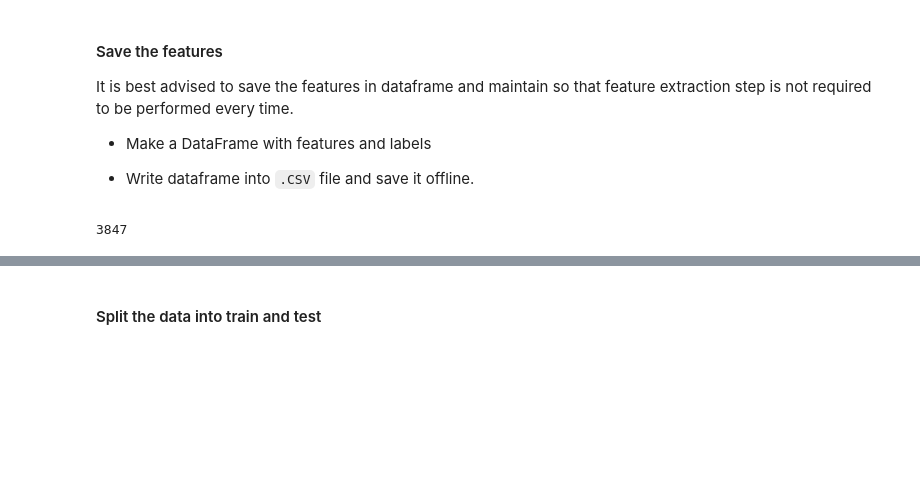
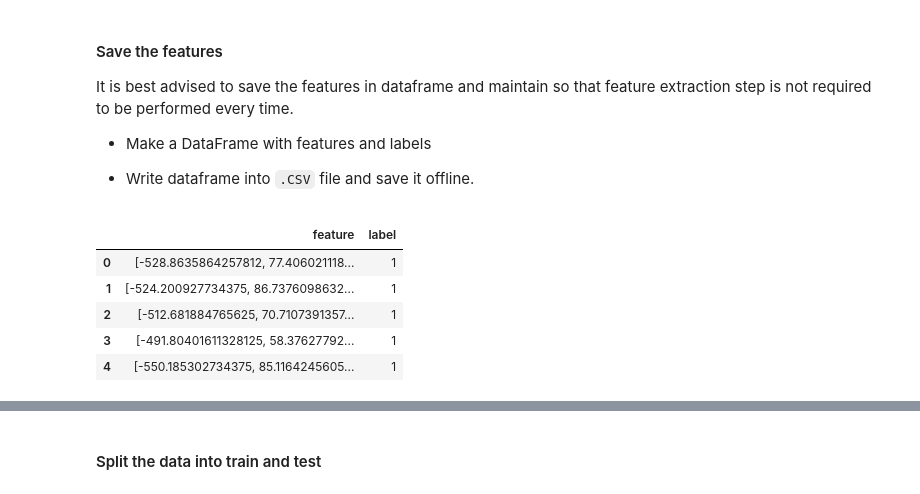
Before and after one commit to vchandraiitk/datascience, a Jupyter notebook: Vikas_M3_NB_MiniProject_3_Emotion_Classification_from_Speech.ipynb, the cells around one changed output, grey strips where cells are left out. Drawn from its saved outputs; the diff is of its cells as text; code cells hidden in the pictures; blank space fills up the shorter version.

```diff
--- a/Vikas_M3_NB_MiniProject_3_Emotion_Classification_from_Speech.ipynb
+++ b/Vikas_M3_NB_MiniProject_3_Emotion_Classification_from_Speech.ipynb
@@ -393,4 +395,9 @@ df_combined.to_csv('df_combined.csv', index=False, sep=',')
-# %%
-len(df_combined)
-# %% [output]
-3847
+# %%
+df_combined.head()
+# %% [output]
+|  | feature | label |
+| 0 | [-528.8635864257812, 77.406021118... | 1 |
+| 1 | [-524.200927734375, 86.7376098632... | 1 |
+| 2 | [-512.681884765625, 70.7107391357... | 1 |
+| 3 | [-491.80401611328125, 58.37627792... | 1 |
+| 4 | [-550.185302734375, 85.1164245605... | 1 |
```
Also changed, not shown: parts of 13 cells of this notebook.
